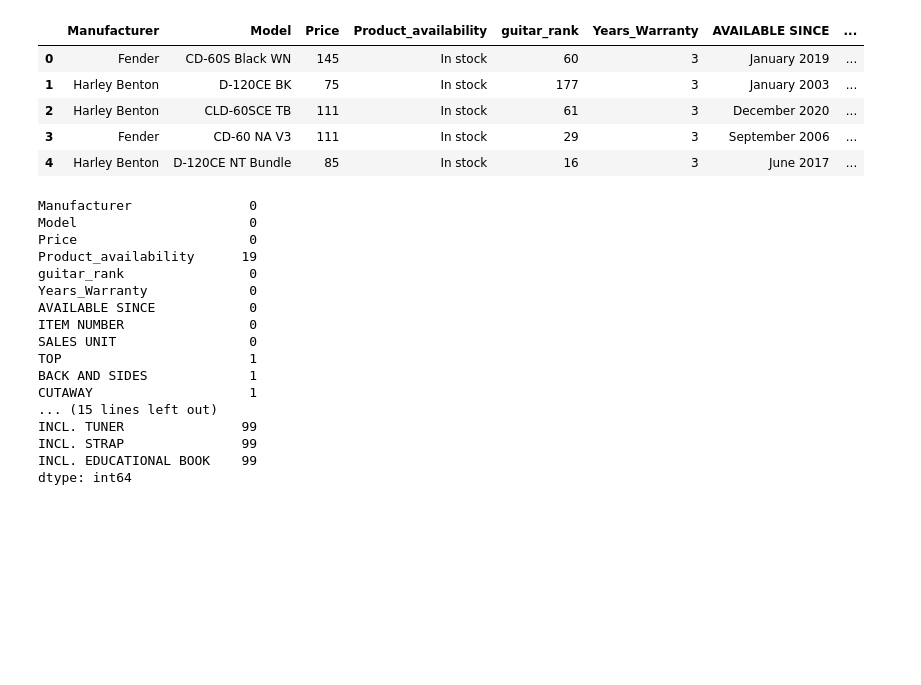
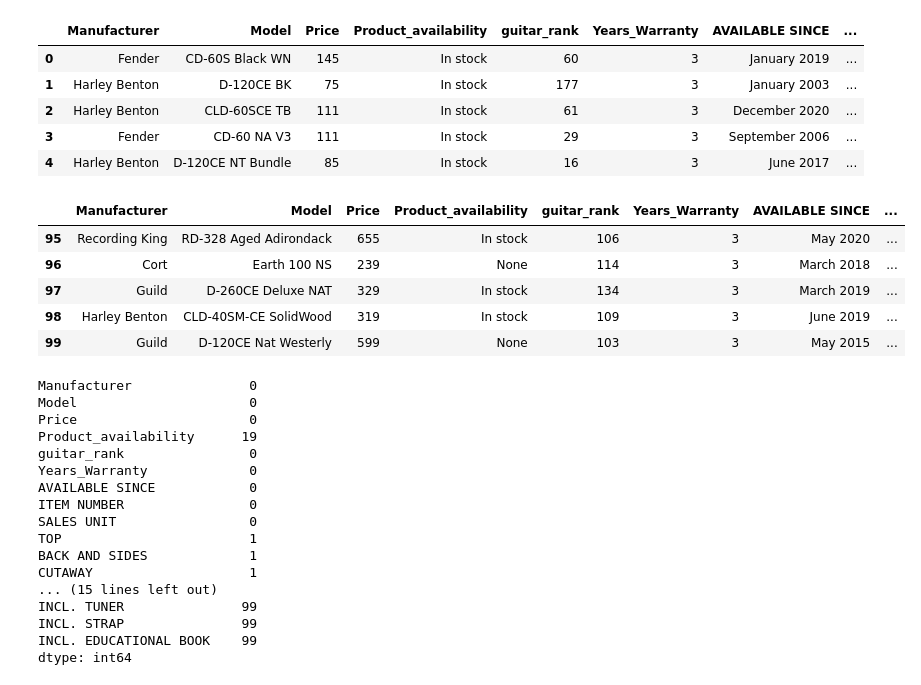
Before and after one commit to Aneesh-Kalita-10617414/Programming_CA1_Python_Data_Acquisition_Preprocessing_Pipeline, a Jupyter notebook: Webscraping.ipynb, the cells around one changed output. Cells and saved outputs as stored; diff of their text form; code cells hidden in the pictures; blank space fills up the shorter version.

```diff
--- a/Webscraping.ipynb
+++ b/Webscraping.ipynb
@@ -255,6 +264,15 @@ df.head()
 | 2 | Harley Benton | CLD-60SCE TB | 111 | In stock | 61 | 3 | December 2020 | ... |
 | 3 | Fender | CD-60 NA V3 | 111 | In stock | 29 | 3 | September 2006 | ... |
 | 4 | Harley Benton | D-120CE NT Bundle | 85 | In stock | 16 | 3 | June 2017 | ... |
+# %%
+df.tail()
+# %% [output]
+|  | Manufacturer | Model | Price | Product_availability | guitar_rank | Years_Warranty | AVAILABLE SINCE | ... |
+| 95 | Recording King | RD-328 Aged Adirondack | 655 | In stock | 106 | 3 | May 2020 | ... |
+| 96 | Cort | Earth 100 NS | 239 | None | 114 | 3 | March 2018 | ... |
+| 97 | Guild | D-260CE Deluxe NAT | 329 | In stock | 134 | 3 | March 2019 | ... |
+| 98 | Harley Benton | CLD-40SM-CE SolidWood | 319 | In stock | 109 | 3 | June 2019 | ... |
+| 99 | Guild | D-120CE Nat Westerly | 599 | None | 103 | 3 | May 2015 | ... |
 # %%
 df.isnull().sum()
 # %% [output]
```
Also changed, not shown: parts of 24 cells of this notebook.
